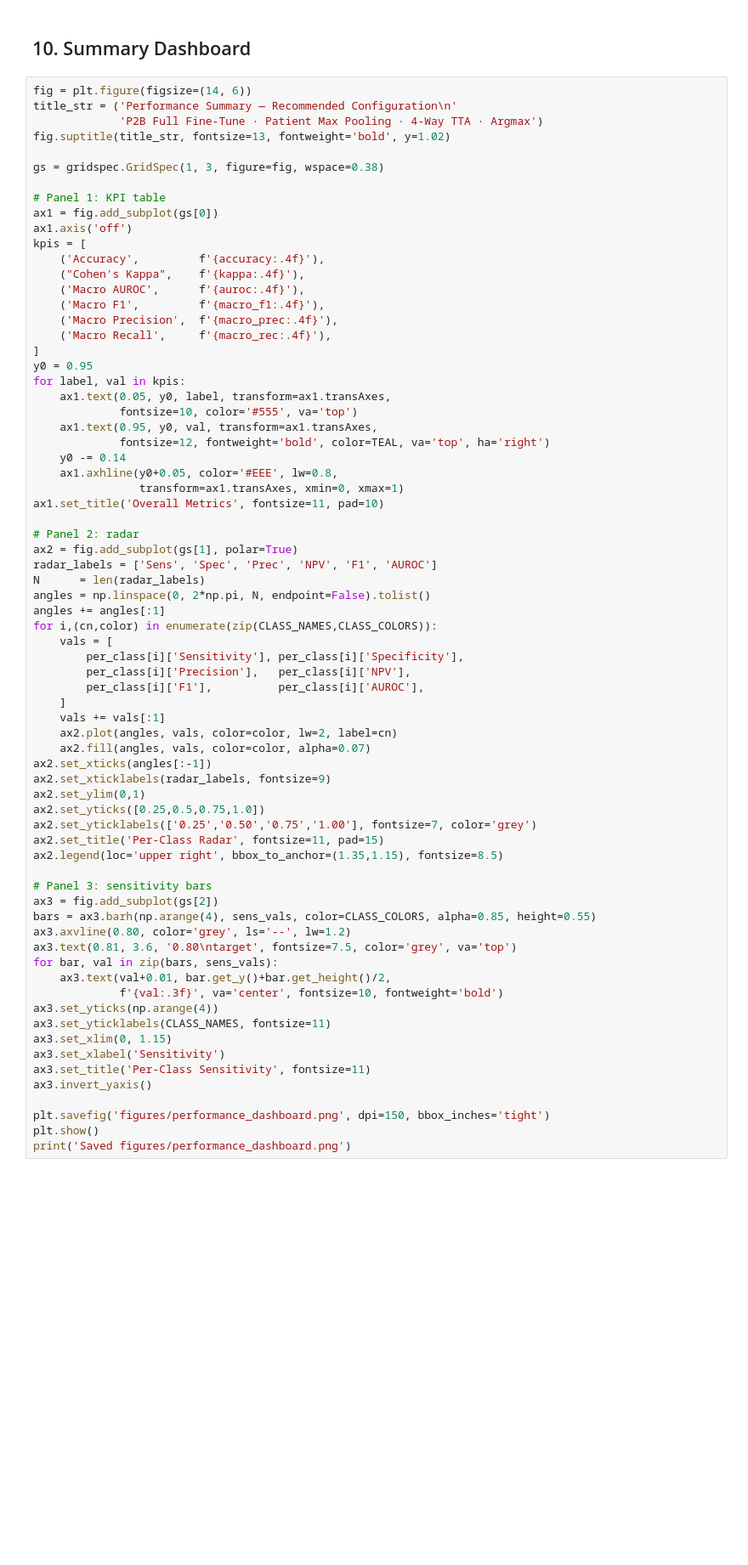
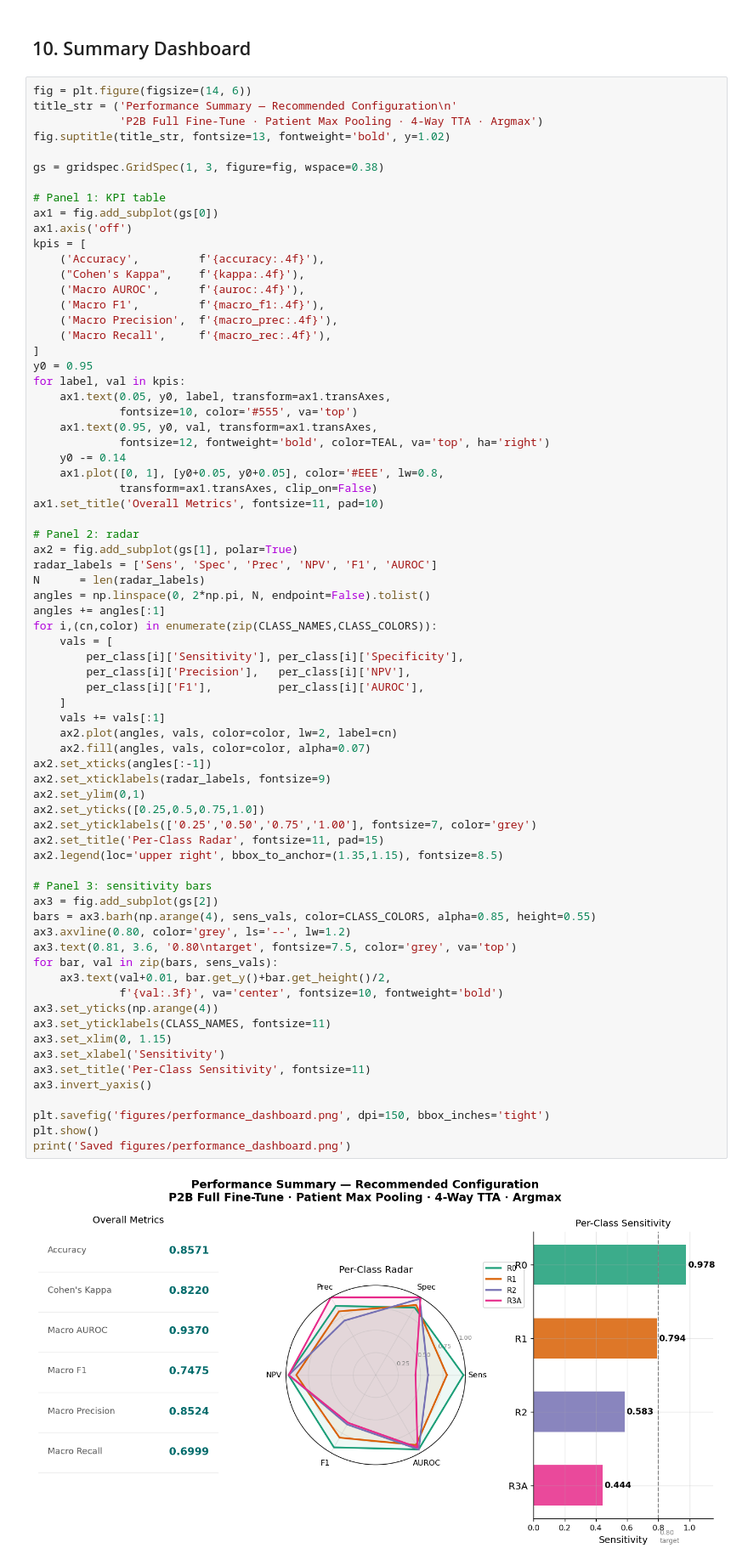
Before and after one commit to Isaackjoshua/RetinoPATH, a Jupyter notebook: model_evaluation.ipynb, the cells around one changed output. Shown at 85% size. Drawn from its saved outputs; the diff is of its cells as text; blank space fills up the shorter version.

```diff
--- a/model_evaluation.ipynb
+++ b/model_evaluation.ipynb
@@ -344,8 +405,8 @@ for label, val in kpis:
     ax1.text(0.95, y0, val, transform=ax1.transAxes,
              fontsize=12, fontweight='bold', color=TEAL, va='top', ha='right')
     y0 -= 0.14
-    ax1.axhline(y0+0.05, color='#EEE', lw=0.8,
-                transform=ax1.transAxes, xmin=0, xmax=1)
+    ax1.plot([0, 1], [y0+0.05, y0+0.05], color='#EEE', lw=0.8,
+             transform=ax1.transAxes, clip_on=False)
 ax1.set_title('Overall Metrics', fontsize=11, pad=10)
 
 # Panel 2: radar
@@ -362,30 +423,32 @@ for i,(cn,color) in enumerate(zip(CLASS_NAMES,CLASS_COLORS)):
     ]
     vals += vals[:1]
     ax2.plot(angles, vals, color=color, lw=2, label=cn)
     ax2.fill(angles, vals, color=color, alpha=0.07)
 ax2.set_xticks(angles[:-1])
 ax2.set_xticklabels(radar_labels, fontsize=9)
 ax2.set_ylim(0,1)
 ax2.set_yticks([0.25,0.5,0.75,1.0])
 ax2.set_yticklabels(['0.25','0.50','0.75','1.00'], fontsize=7, color='grey')
 ax2.set_title('Per-Class Radar', fontsize=11, pad=15)
 ax2.legend(loc='upper right', bbox_to_anchor=(1.35,1.15), fontsize=8.5)
 
 # Panel 3: sensitivity bars
 ax3 = fig.add_subplot(gs[2])
 bars = ax3.barh(np.arange(4), sens_vals, color=CLASS_COLORS, alpha=0.85, height=0.55)
 ax3.axvline(0.80, color='grey', ls='--', lw=1.2)
 ax3.text(0.81, 3.6, '0.80\ntarget', fontsize=7.5, color='grey', va='top')
 for bar, val in zip(bars, sens_vals):
     ax3.text(val+0.01, bar.get_y()+bar.get_height()/2,
              f'{val:.3f}', va='center', fontsize=10, fontweight='bold')
 ax3.set_yticks(np.arange(4))
 ax3.set_yticklabels(CLASS_NAMES, fontsize=11)
 ax3.set_xlim(0, 1.15)
 ax3.set_xlabel('Sensitivity')
 ax3.set_title('Per-Class Sensitivity', fontsize=11)
 ax3.invert_yaxis()
 
 plt.savefig('figures/performance_dashboard.png', dpi=150, bbox_inches='tight')
 plt.show()
 print('Saved figures/performance_dashboard.png')
+# %% [output]
+[figure, added]
```
Also changed, not shown: parts of 11 cells of this notebook, 18 other files.
